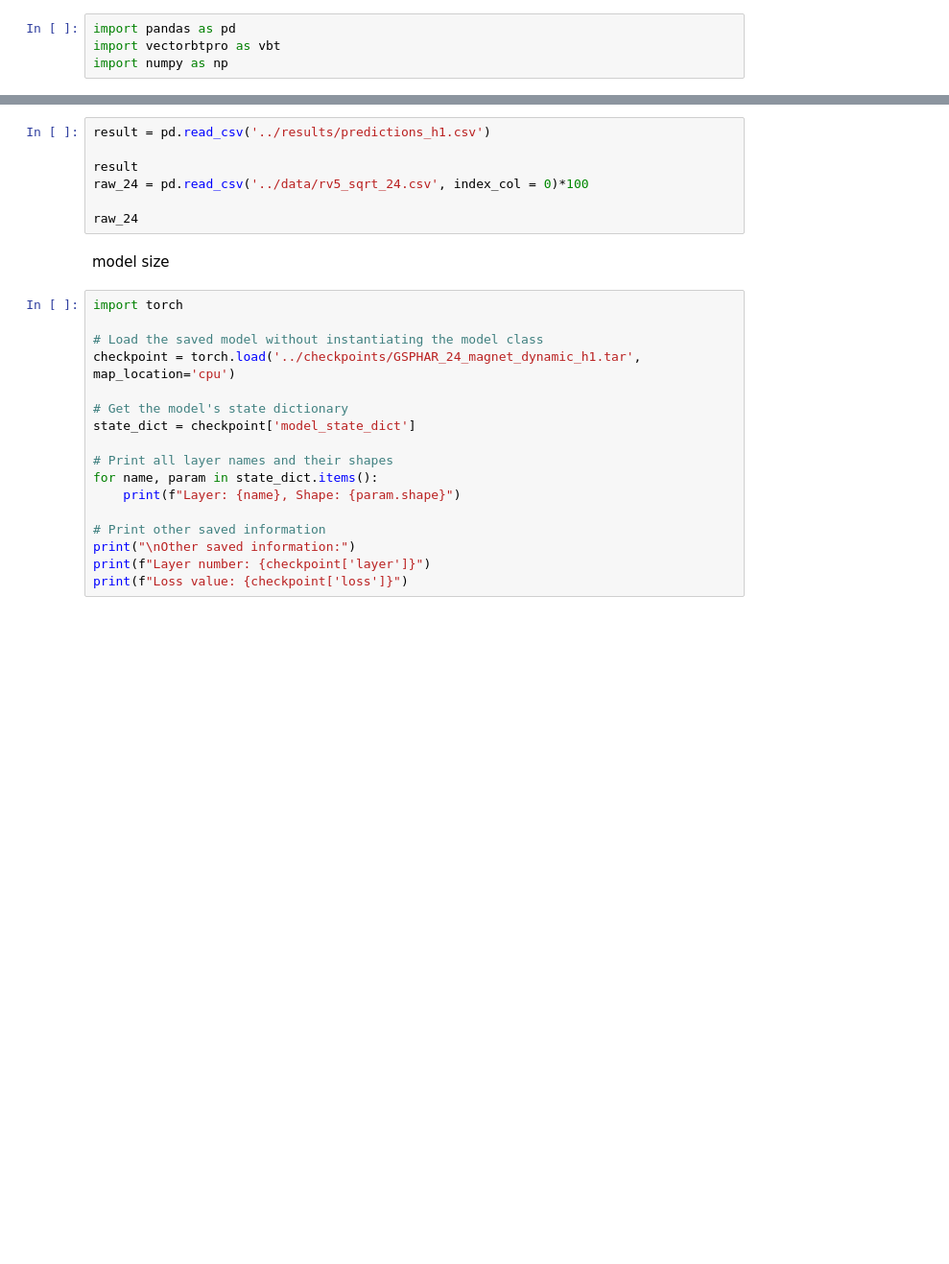
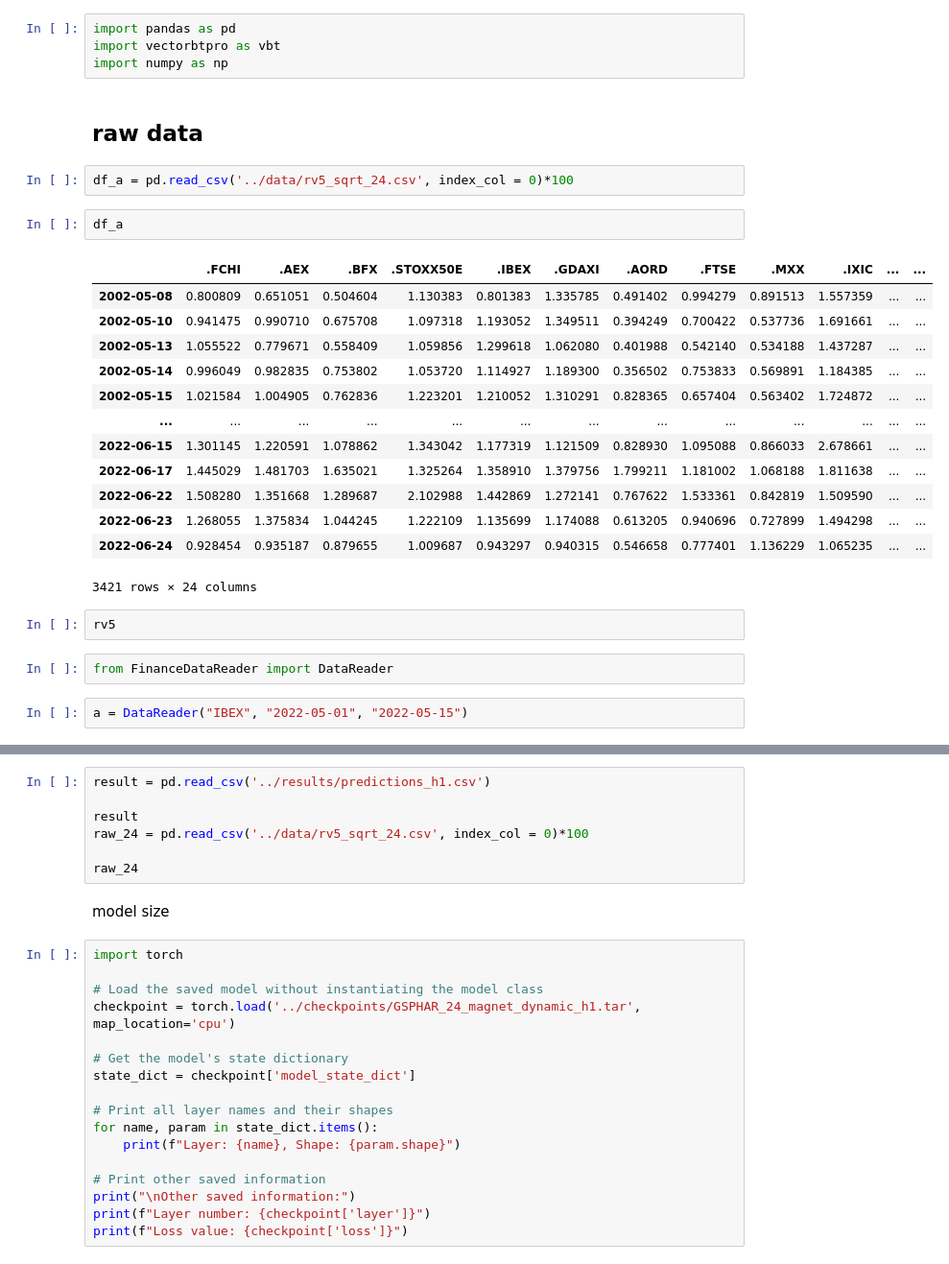
Before and after one commit to loopinf/GSPHAR, a Jupyter notebook: notebooks/try.ipynb, the cells around one changed output, grey strips where cells are left out. Shown at 96% size. Cells and saved outputs as stored; diff of their text form; blank space fills up the shorter version.

```diff
--- a/notebooks/try.ipynb
+++ b/notebooks/try.ipynb
@@ -2,3 +2,29 @@
 import pandas as pd
 import vectorbtpro as vbt
 import numpy as np
+# %% [markdown]
+## raw data
+# %%
+df_a = pd.read_csv('../data/rv5_sqrt_24.csv', index_col = 0)*100
+# %%
+df_a
+# %% [output]
+|  | .FCHI | .AEX | .BFX | .STOXX50E | .IBEX | .GDAXI | .AORD | .FTSE | .MXX | .IXIC | ... | ... |
+| 2002-05-08 | 0.800809 | 0.651051 | 0.504604 | 1.130383 | 0.801383 | 1.335785 | 0.491402 | 0.994279 | 0.891513 | 1.557359 | ... | ... |
+| 2002-05-10 | 0.941475 | 0.990710 | 0.675708 | 1.097318 | 1.193052 | 1.349511 | 0.394249 | 0.700422 | 0.537736 | 1.691661 | ... | ... |
+| 2002-05-13 | 1.055522 | 0.779671 | 0.558409 | 1.059856 | 1.299618 | 1.062080 | 0.401988 | 0.542140 | 0.534188 | 1.437287 | ... | ... |
+| 2002-05-14 | 0.996049 | 0.982835 | 0.753802 | 1.053720 | 1.114927 | 1.189300 | 0.356502 | 0.753833 | 0.569891 | 1.184385 | ... | ... |
+| 2002-05-15 | 1.021584 | 1.004905 | 0.762836 | 1.223201 | 1.210052 | 1.310291 | 0.828365 | 0.657404 | 0.563402 | 1.724872 | ... | ... |
+| ... | ... | ... | ... | ... | ... | ... | ... | ... | ... | ... | ... | ... |
+| 2022-06-15 | 1.301145 | 1.220591 | 1.078862 | 1.343042 | 1.177319 | 1.121509 | 0.828930 | 1.095088 | 0.866033 | 2.678661 | ... | ... |
+| 2022-06-17 | 1.445029 | 1.481703 | 1.635021 | 1.325264 | 1.358910 | 1.379756 | 1.799211 | 1.181002 | 1.068188 | 1.811638 | ... | ... |
+| 2022-06-22 | 1.508280 | 1.351668 | 1.289687 | 2.102988 | 1.442869 | 1.272141 | 0.767622 | 1.533361 | 0.842819 | 1.509590 | ... | ... |
+| 2022-06-23 | 1.268055 | 1.375834 | 1.044245 | 1.222109 | 1.135699 | 1.174088 | 0.613205 | 0.940696 | 0.727899 | 1.494298 | ... | ... |
+| 2022-06-24 | 0.928454 | 0.935187 | 0.879655 | 1.009687 | 0.943297 | 0.940315 | 0.546658 | 0.777401 | 1.136229 | 1.065235 | ... | ... |
+3421 rows × 24 columns
+# %%
+rv5
+# %%
+from FinanceDataReader import DataReader
+# %%
+a = DataReader("IBEX", "2022-05-01", "2022-05-15")
```
Also changed, not shown: parts of 14 cells of this notebook, 10 other files.
